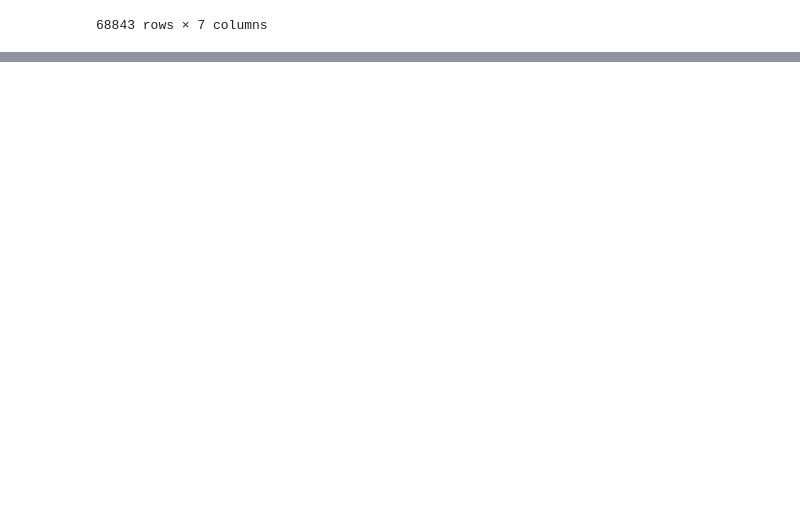
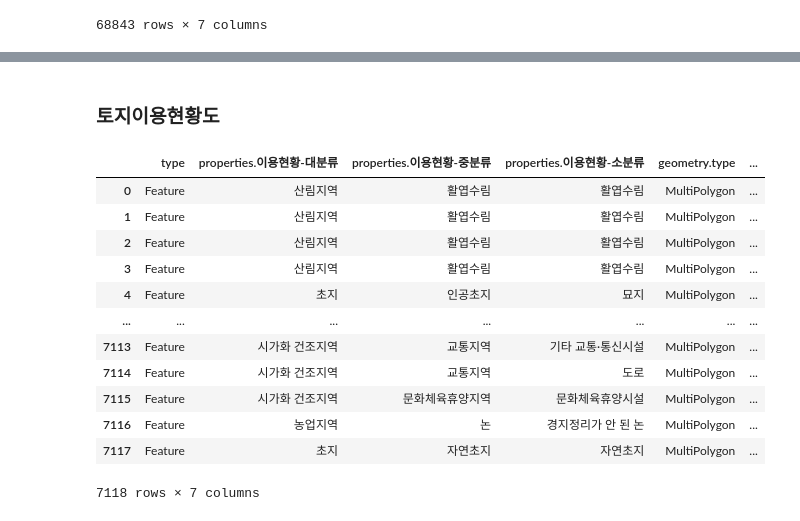
Before and after one commit to DDalaDDula/Analysis_of_Urban_Heat_Island_degree_And_New_Vegetation_Areas, a Jupyter notebook: a.ipynb, the cells around one changed output, grey strips where cells are left out. Cells and saved outputs as stored; diff of their text form; code cells hidden in the pictures; blank space fills up the shorter version.

```diff
--- a/a.ipynb
+++ b/a.ipynb
@@ -136,0 +417,26 @@ fig.show()
+# %% [markdown]
+### 토지이용현황도
+# %%
+# GeoJSON 파일 불러오기
+with open('dataset/9.안산시_토지이용현황도.geojson') as geojson_file:
+    geojson_data = json.load(geojson_file)
+land_use_df = pd.json_normalize(geojson_data['features'])
+land_use_df['geometry'] = land_use_df['geometry.coordinates'].apply(lambda x : Polygon(x[0][0]))
+land_use_df['properties.이용현황-대분류'] = land_use_df['properties.이용현황-대분류'].apply(lambda x : x.split('. ')[1])
+land_use_df['properties.이용현황-중분류'] = land_use_df['properties.이용현황-중분류'].apply(lambda x : x.split('. ')[1])
+land_use_df['properties.이용현황-소분류'] = land_use_df['properties.이용현황-소분류'].apply(lambda x : x.split('. ')[1])
+land_use_df
+# %% [output]
+|  | type | properties.이용현황-대분류 | properties.이용현황-중분류 | properties.이용현황-소분류 | geometry.type | ... |
+| 0 | Feature | 산림지역 | 활엽수림 | 활엽수림 | MultiPolygon | ... |
+| 1 | Feature | 산림지역 | 활엽수림 | 활엽수림 | MultiPolygon | ... |
+| 2 | Feature | 산림지역 | 활엽수림 | 활엽수림 | MultiPolygon | ... |
+| 3 | Feature | 산림지역 | 활엽수림 | 활엽수림 | MultiPolygon | ... |
+| 4 | Feature | 초지 | 인공초지 | 묘지 | MultiPolygon | ... |
+| ... | ... | ... | ... | ... | ... | ... |
+| 7113 | Feature | 시가화 건조지역 | 교통지역 | 기타 교통·통신시설 | MultiPolygon | ... |
+| 7114 | Feature | 시가화 건조지역 | 교통지역 | 도로 | MultiPolygon | ... |
+| 7115 | Feature | 시가화 건조지역 | 문화체육휴양지역 | 문화체육휴양시설 | MultiPolygon | ... |
+| 7116 | Feature | 농업지역 | 논 | 경지정리가 안 된 논 | MultiPolygon | ... |
+| 7117 | Feature | 초지 | 자연초지 | 자연초지 | MultiPolygon | ... |
+7118 rows × 7 columns
```
Also changed, not shown: parts of 39 cells of this notebook, 11 other files.
